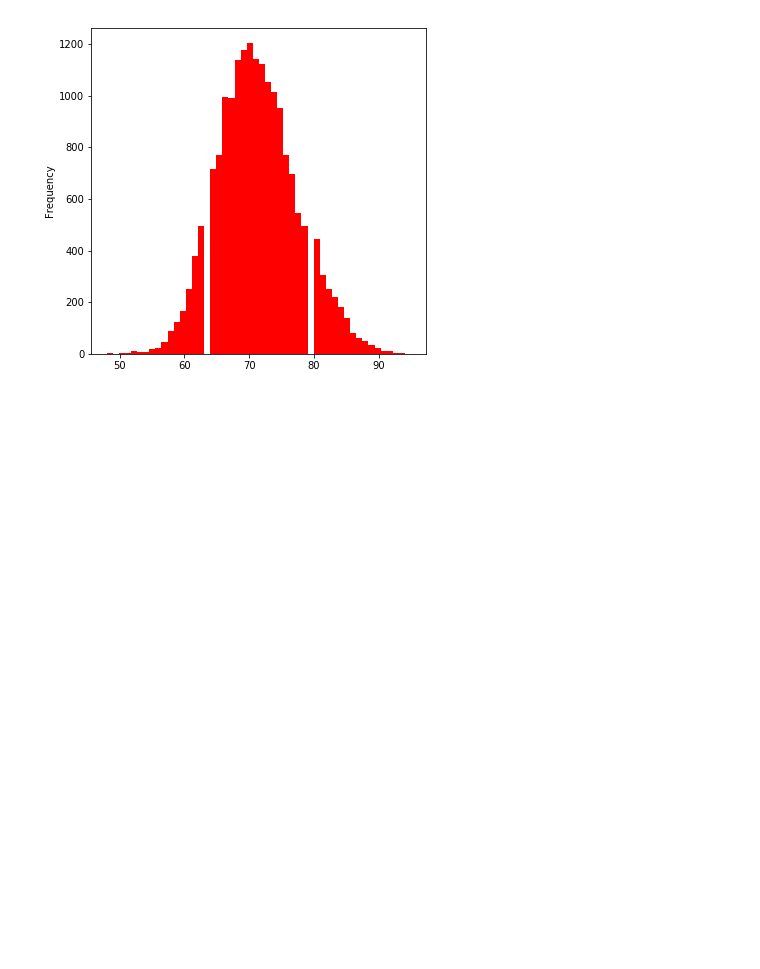
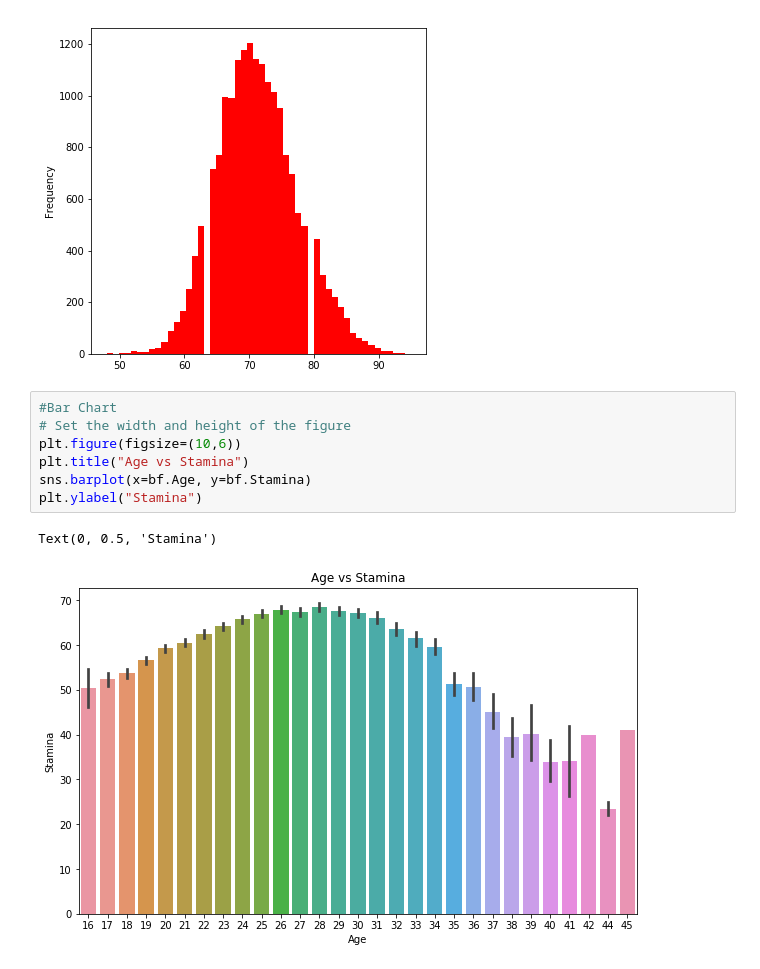
Before and after one commit to dilrubashowkat/MLearn, a Jupyter notebook: Untitled1.ipynb, the cells around one changed output. Drawn from its saved outputs; the diff is of its cells as text; blank space fills up the shorter version.

```diff
--- a/Untitled1.ipynb
+++ b/Untitled1.ipynb
@@ -267,3 +268,13 @@ bf.Potential.plot(kind = 'hist',bins = 50,figsize = (6,6),color='r')
 plt.show()
 # %% [output]
 [figure]
+# %%
+#Bar Chart
+# Set the width and height of the figure
+plt.figure(figsize=(10,6))
+plt.title("Age vs Stamina")
+sns.barplot(x=bf.Age, y=bf.Stamina)
+plt.ylabel("Stamina")
+# %% [output]
+Text(0, 0.5, 'Stamina')
+[figure, added]
```
Also changed, not shown: parts of 5 cells of this notebook.
